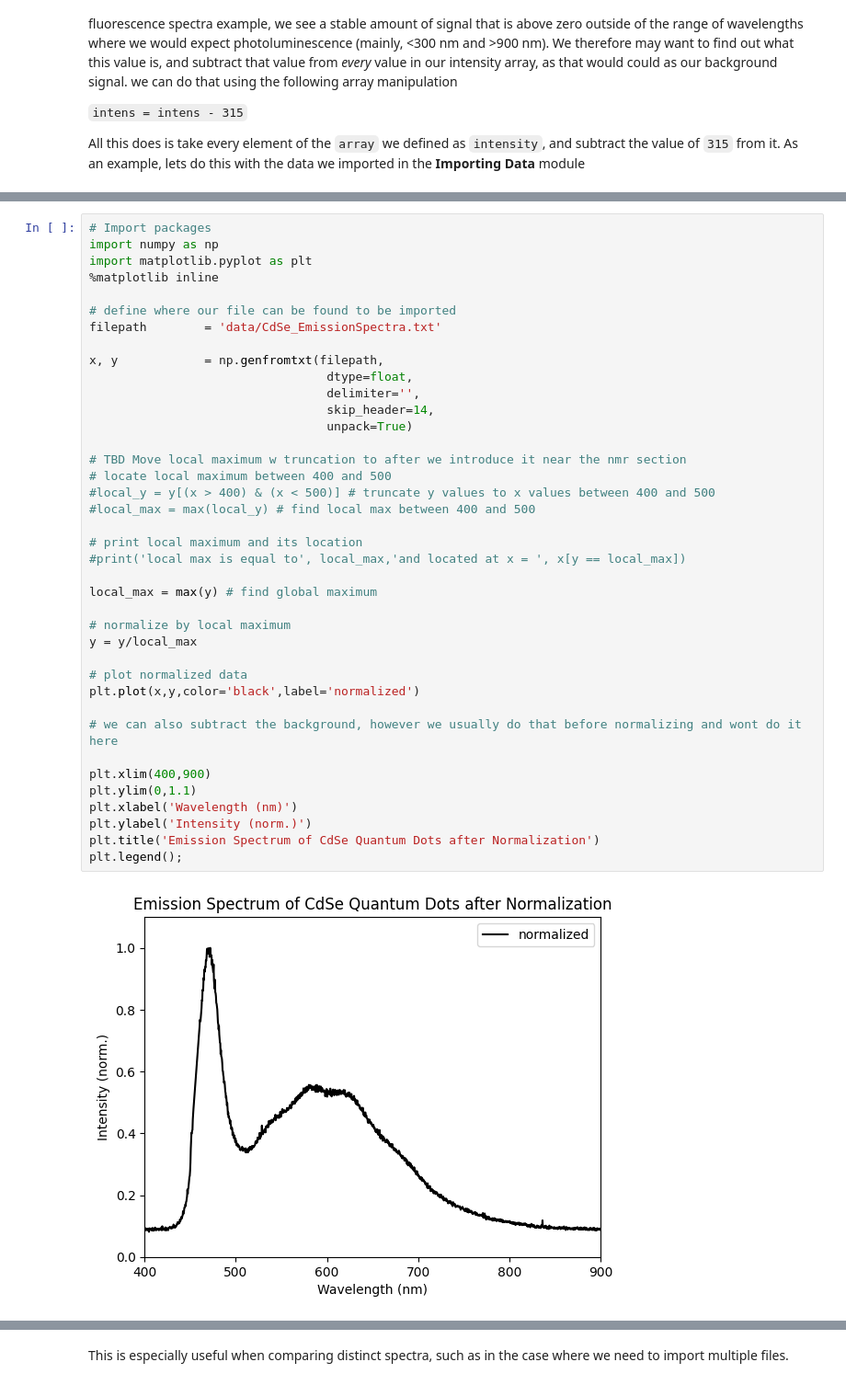
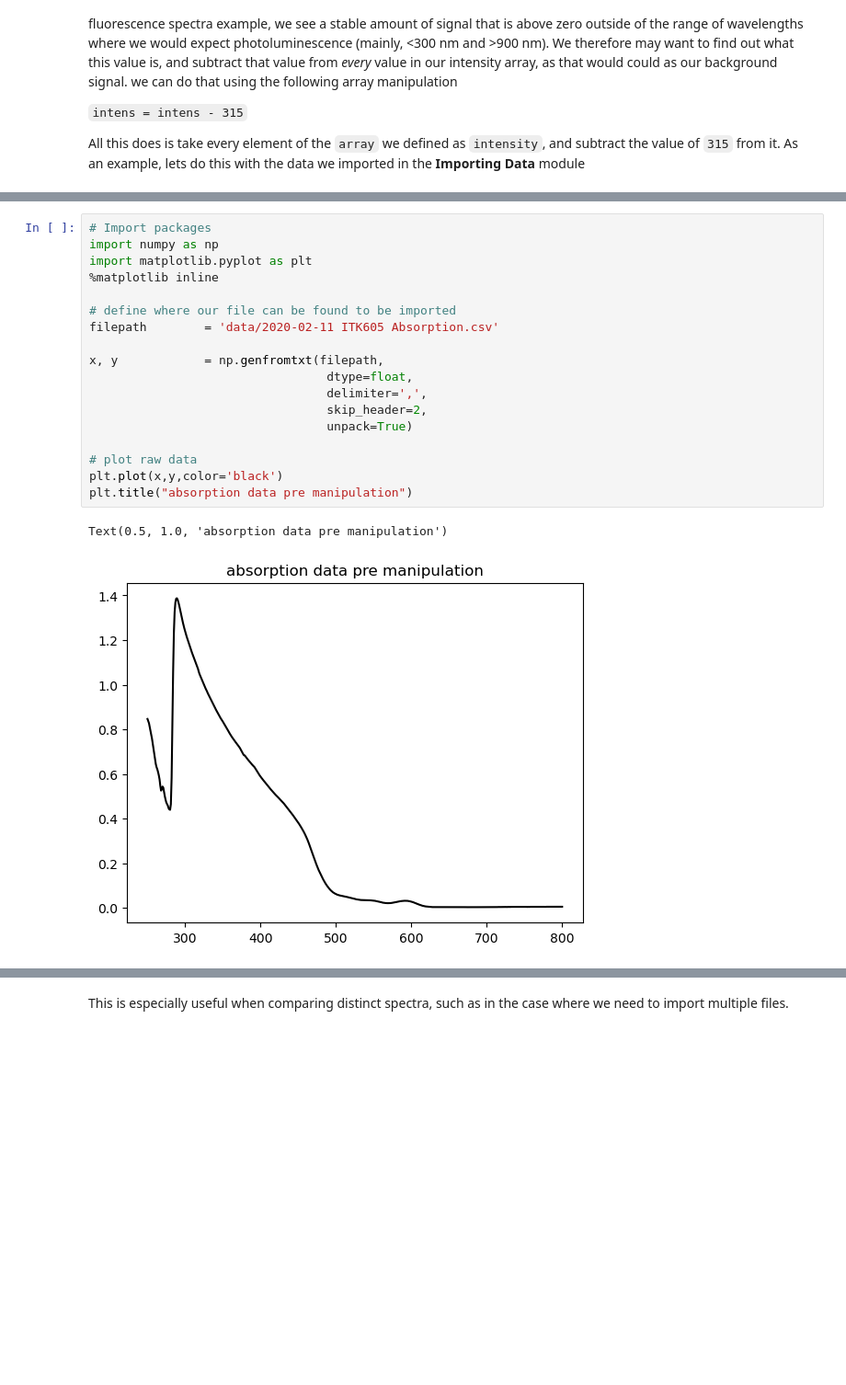
Before and after one commit to Rees9/Py4PhysChem, a Jupyter notebook: ManipulatingData.ipynb, the cells around one changed output, grey strips where cells are left out. Shown at 92% size. Saved outputs shown, nothing was run; the diff lists cells and outputs as text; blank space fills up the shorter version.

```diff
--- a/ManipulatingData.ipynb
+++ b/ManipulatingData.ipynb
@@ -199,41 +201,21 @@ However, often we will only be interested in determining a local maximum to norm
 # %%
 # Import packages
 import numpy as np
 import matplotlib.pyplot as plt
 %matplotlib inline
 
 # define where our file can be found to be imported
-filepath        = 'data/CdSe_EmissionSpectra.txt'
+filepath        = 'data/2020-02-11 ITK605 Absorption.csv'
 
 x, y            = np.genfromtxt(filepath,
                                  dtype=float,
-                                 delimiter='',
-                                 skip_header=14,
+                                 delimiter=',',
+                                 skip_header=2,
                                  unpack=True)
 
-# TBD Move local maximum w truncation to after we introduce it near the nmr section
-# locate local maximum between 400 and 500
-#local_y = y[(x > 400) & (x < 500)] # truncate y values to x values between 400 and 500
-#local_max = max(local_y) # find local max between 400 and 500
-
-# print local maximum and its location
-#print('local max is equal to', local_max,'and located at x = ', x[y == local_max])
-
-local_max = max(y) # find global maximum
-
-# normalize by local maximum
-y = y/local_max
-
-# plot normalized data
-plt.plot(x,y,color='black',label='normalized')
-
-# we can also subtract the background, however we usually do that before normalizing and wont do it here
-
-plt.xlim(400,900)
-plt.ylim(0,1.1)
-plt.xlabel('Wavelength (nm)')
-plt.ylabel('Intensity (norm.)')
-plt.title('Emission Spectrum of CdSe Quantum Dots after Normalization')
-plt.legend();
+# plot raw data
+plt.plot(x,y,color='black')
+plt.title("absorption data pre manipulation")
 # %% [output]
+Text(0.5, 1.0, 'absorption data pre manipulation')
-[figure, old version]
+[figure, new version]
```
Also changed, not shown: parts of 8 cells of this notebook, 2 other files.
